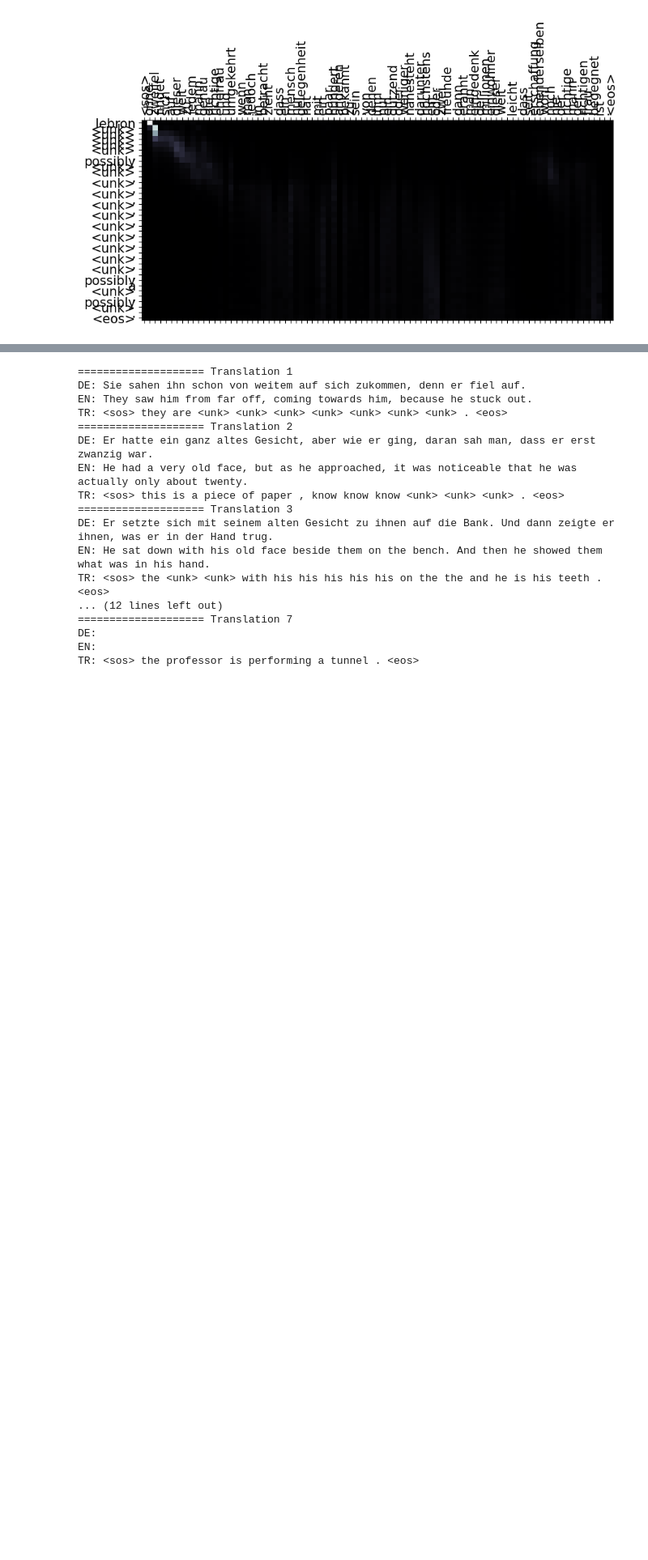
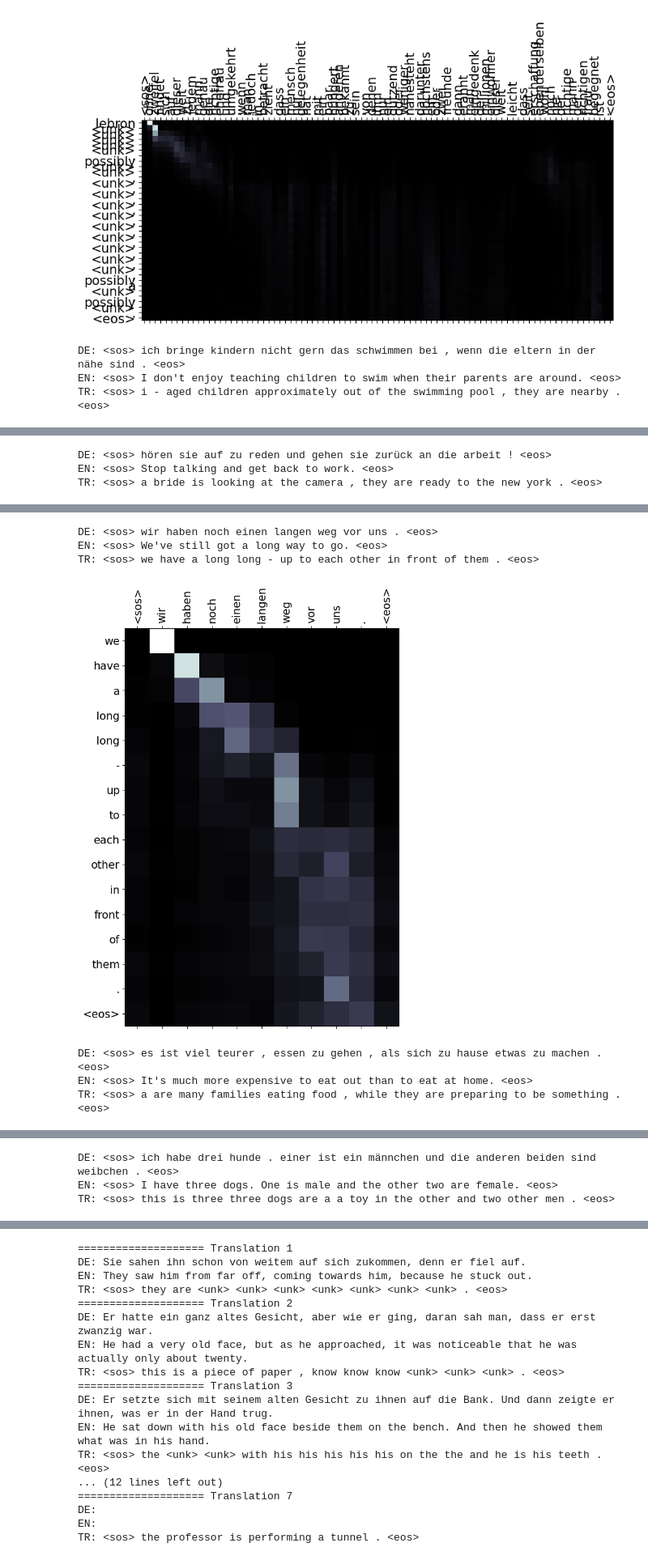
Before and after one commit to PikaSannnnn/TransformerTranslationsLitSurvey, a Jupyter notebook: pytorch-seq2seq/3 - Neural Machine Translation by Jointly Learning to Align and Translate.ipynb, the cells around one changed output, grey strips where cells are left out. Shown at 81% size. Cells and saved outputs as stored; diff of their text form; code cells hidden in the pictures; blank space fills up the shorter version.

```diff
--- a/pytorch-seq2seq/3 - Neural Machine Translation by Jointly Learning to Align and Translate.ipynb
+++ b/pytorch-seq2seq/3 - Neural Machine Translation by Jointly Learning to Align and Translate.ipynb
@@ -1011,7 +1068,8 @@ class PGT_Stress(Potential_Good_Translations):
         return tmp_df
 # %%
 stress_dataset_goods = PGT_Stress()
-stress_dataset_filter_stats = [0, 0, 0, 0]   # [filtered results, unfiltered results, 50% strict filtration, 25% perfect filtration]
+stress_dataset_perfects = PGT_Stress()
+stress_dataset_filter_stats = [0, 0, 0, 0, 0]   # [filtered results, unfiltered results, 50% strict filtration, 25% great filtration, 0% perfect filtration]
 for result, example in zip(tqdm.tqdm(stress_translations), stress_data):
     translation, sentence_tokens, attention = result
     unk_count = translation.count('<unk>')
@@ -1022,7 +1080,13 @@ for result, example in zip(tqdm.tqdm(stress_translations), stress_data):
     else:
         stress_dataset_filter_stats[0] += 1
 
-    if unk_count / (len(translation) - 2) < 0.25:   # Possibly perfect
+    if unk_count / (len(translation) - 2) < 0.01:   # Possibly perfect
+        stress_dataset_filter_stats[2] += 1
+        stress_dataset_filter_stats[3] += 1
+        stress_dataset_filter_stats[4] += 1
+        stress_dataset_perfects.add_items(result, example['en'], len(translation) - 2 - unk_count,
+                                       len(Counter(translation).keys()) - 2, example['complexity'])
+    elif unk_count / (len(translation) - 2) < 0.25:   # Possibly perfect
         stress_dataset_filter_stats[2] += 1
         stress_dataset_filter_stats[3] += 1
     elif unk_count / (len(translation) - 2) < 0.50:   # Possibly good
@@ -1149,3 +1215,15 @@ DE: <sos> ohne zweifel findet sich auf dieser welt zu jedem mann genau die richt
 EN: <sos> Doubtless there exists in this world precisely the right woman for any given man to marry and vice versa; but when you consider that a human being has the opportunity of being acquainted wit ...
 TR: <sos> lebron <unk> <unk> <unk> <unk> <unk> , possibly <unk> <unk> , <unk> , <unk> , <unk> , <unk> , <unk> , <unk> , <unk> , <unk> , <unk> , possibly a <unk> , possibly <unk> . <eos>
 [figure]
+# %%
+stress_perfects_dataframe = stress_dataset_perfects.make_dataframe()
+stress_perfects_dataframe_sorted = stress_perfects_dataframe.sort_values(by='unique_words', ascending=False)
+for _, row in stress_perfects_dataframe_sorted.head().iterrows():
+    print('DE:', ' '.join(row['sent_tokens']))
+    print('EN: <sos>', row['en'], '<eos>')
+    print('TR:', ' '.join(row['translations']))
+    plot_attention(row['sent_tokens'], row['translations'], row['attentions'])
+# %% [output]
+DE: <sos> ich bringe kindern nicht gern das schwimmen bei , wenn die eltern in der nähe sind . <eos>
+EN: <sos> I don't enjoy teaching children to swim when their parents are around. <eos>
+TR: <sos> i - aged children approximately out of the swimming pool , they are nearby . <eos>
@@ -1151,0 +1231,3 @@ TR: <sos> lebron <unk> <unk> <unk> <unk> <unk> , possibly <unk> <unk> , <unk> ,
+DE: <sos> hören sie auf zu reden und gehen sie zurück an die arbeit ! <eos>
+EN: <sos> Stop talking and get back to work. <eos>
+TR: <sos> a bride is looking at the camera , they are ready to the new york . <eos>
@@ -1151,0 +1235,7 @@ TR: <sos> lebron <unk> <unk> <unk> <unk> <unk> , possibly <unk> <unk> , <unk> ,
+DE: <sos> wir haben noch einen langen weg vor uns . <eos>
+EN: <sos> We've still got a long way to go. <eos>
+TR: <sos> we have a long long - up to each other in front of them . <eos>
+[figure, added]
+DE: <sos> es ist viel teurer , essen zu gehen , als sich zu hause etwas zu machen . <eos>
+EN: <sos> It's much more expensive to eat out than to eat at home. <eos>
+TR: <sos> a are many families eating food , while they are preparing to be something . <eos>
@@ -1151,0 +1243,3 @@ TR: <sos> lebron <unk> <unk> <unk> <unk> <unk> , possibly <unk> <unk> , <unk> ,
+DE: <sos> ich habe drei hunde . einer ist ein männchen und die anderen beiden sind weibchen . <eos>
+EN: <sos> I have three dogs. One is male and the other two are female. <eos>
+TR: <sos> this is three three dogs are a a toy in the other and two other men . <eos>
```
Also changed, not shown: parts of 8 cells of this notebook.
